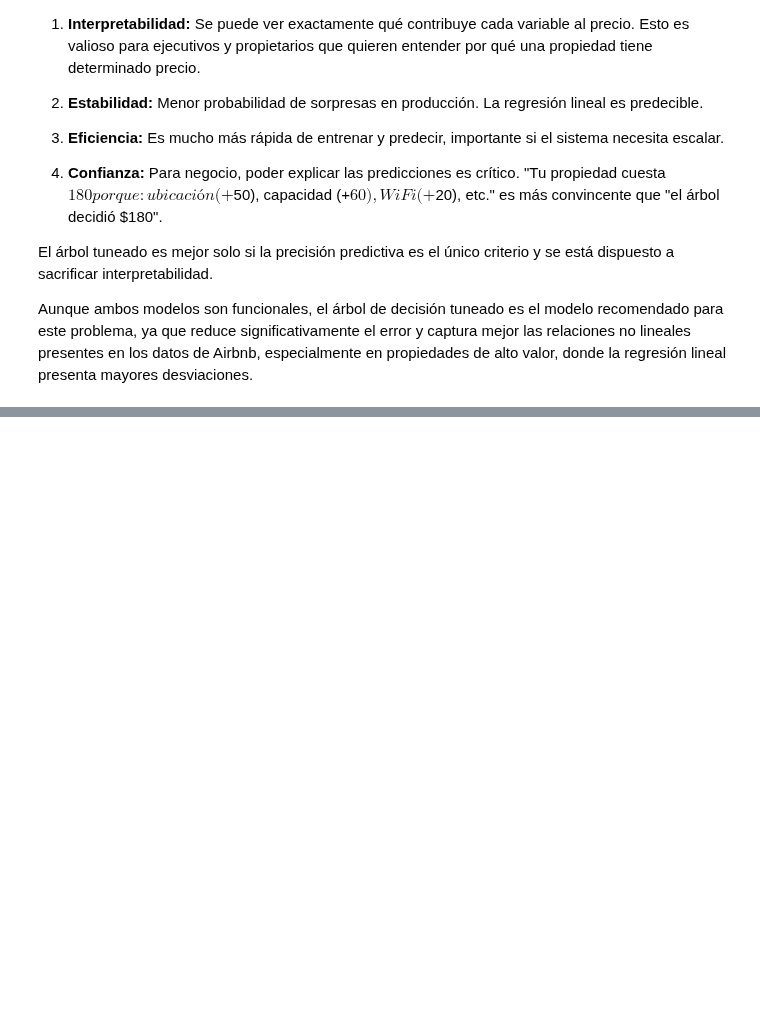
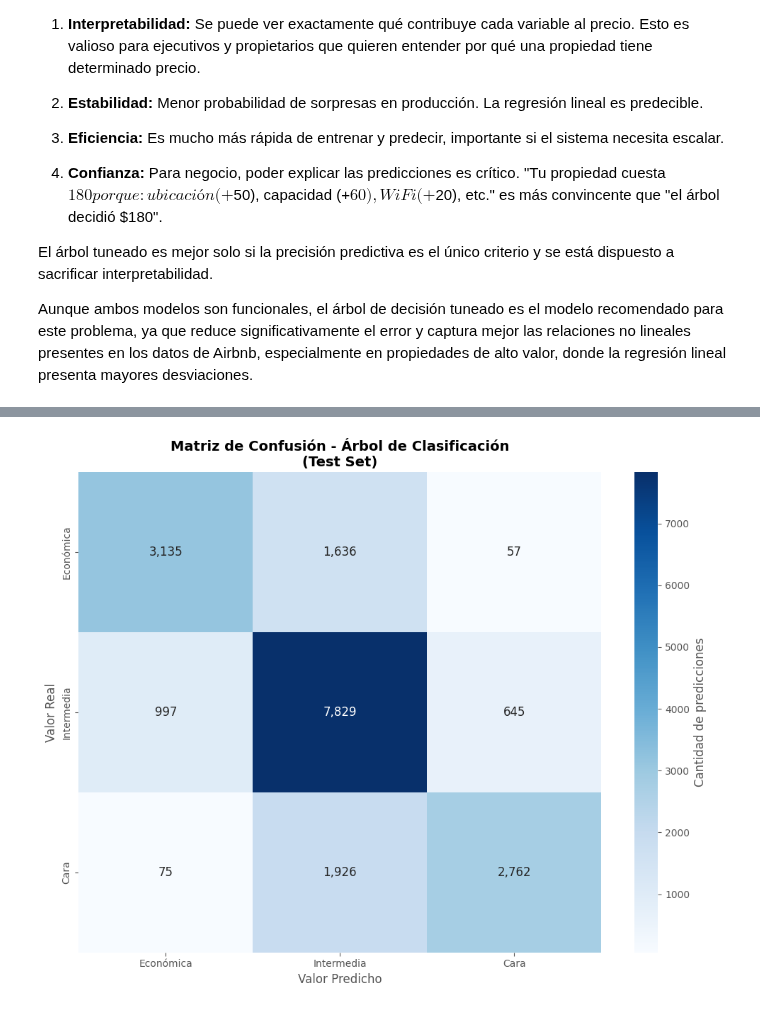
Before and after one commit to FerAHMz/lab4-md, a Jupyter notebook: lab4.ipynb, the cells around one changed output, grey strips where cells are left out. Drawn from its saved outputs; the diff is of its cells as text; code cells hidden in the pictures; blank space fills up the shorter version.

```diff
--- a/lab4.ipynb
+++ b/lab4.ipynb
@@ -1694,0 +2061,66 @@ Aunque ambos modelos son funcionales, el árbol de decisión tuneado es el model
+# %%
+### 10.3 Análisis de Matriz de Confusión
+
+from sklearn.metrics import confusion_matrix, classification_report
+
+# Matriz de confusión
+cm = confusion_matrix(y_test_clf, y_pred_test_clf, labels=['Económica', 'Intermedia', 'Cara'])
+
+print('=' * 80)
+print('MATRIZ DE CONFUSIÓN (Test Set)')
+print('=' * 80)
+print()
+print('Filas = Valores reales | Columnas = Predichos')
+print()
+
+categories = ['Económica', 'Intermedia', 'Cara']
+print(f'{"":20} {"Pred: Económica":>15} {"Pred: Intermedia":>18} {"Pred: Cara":>15}')
+print('-' * 70)
+for i, cat in enumerate(categories):
+    print(f'Real: {cat:15} {cm[i,0]:>15,} {cm[i,1]:>18,} {cm[i,2]:>15,}')
+
+print()
+
+# Análisis por fila (sensibilidad / recall)
+print('DESEMPEÑO POR CLASE:')
+print()
+print(f'{"Clase":<15} {"Correctas":>12} {"Total":>12} {"Recall":>12}')
+print('-' * 50)
+for i, cat in enumerate(categories):
+    total = cm[i].sum()
+    correctas = cm[i, i]
+    recall = correctas / total if total > 0 else 0
+    print(f'{cat:<15} {correctas:>12,} {total:>12,} {recall:>11.2%}')
+
+print()
+
+# Análisis por columna (precisión)
+print('PRECISIÓN POR CLASE (¿Cuándo predice X, aciert a?):')
+print()
+print(f'{"Clase":<15} {"Correctas":>12} {"Total":>12} {"Precisión":>12}')
+print('-' * 50)
+for j, cat in enumerate(categories):
+    total = cm[:, j].sum()
+    correctas = cm[j, j]
+    precision = correctas / total if total > 0 else 0
+    print(f'{cat:<15} {correctas:>12,} {total:>12,} {precision:>11.2%}')
+
+print()
+
+# Reporte de clasificación
+print('REPORTE DETALLADO:')
+print()
+print(classification_report(y_test_clf, y_pred_test_clf, labels=['Económica', 'Intermedia', 'Cara']))
+
+# Matriz como heatmap
+fig, ax = plt.subplots(figsize=(10, 8))
+sns.heatmap(cm, annot=True, fmt=',d', cmap='Blues',
+            xticklabels=categories, yticklabels=categories,
+            cbar_kws={'label': 'Cantidad de predicciones'},
+            ax=ax, annot_kws={'fontsize': 12})
+ax.set_title('Matriz de Confusión - Árbol de Clasificación\n(Test Set)', fontweight='bold', fontsize=14)
+ax.set_ylabel('Valor Real', fontsize=12)
+ax.set_xlabel('Valor Predicho', fontsize=12)
+plt.tight_layout()
+plt.show()
+# %% [output]
@@ -1694,0 +2144 @@ Aunque ambos modelos son funcionales, el árbol de decisión tuneado es el model
+[figure, added]
```
Also changed, not shown: parts of 12 cells of this notebook.
